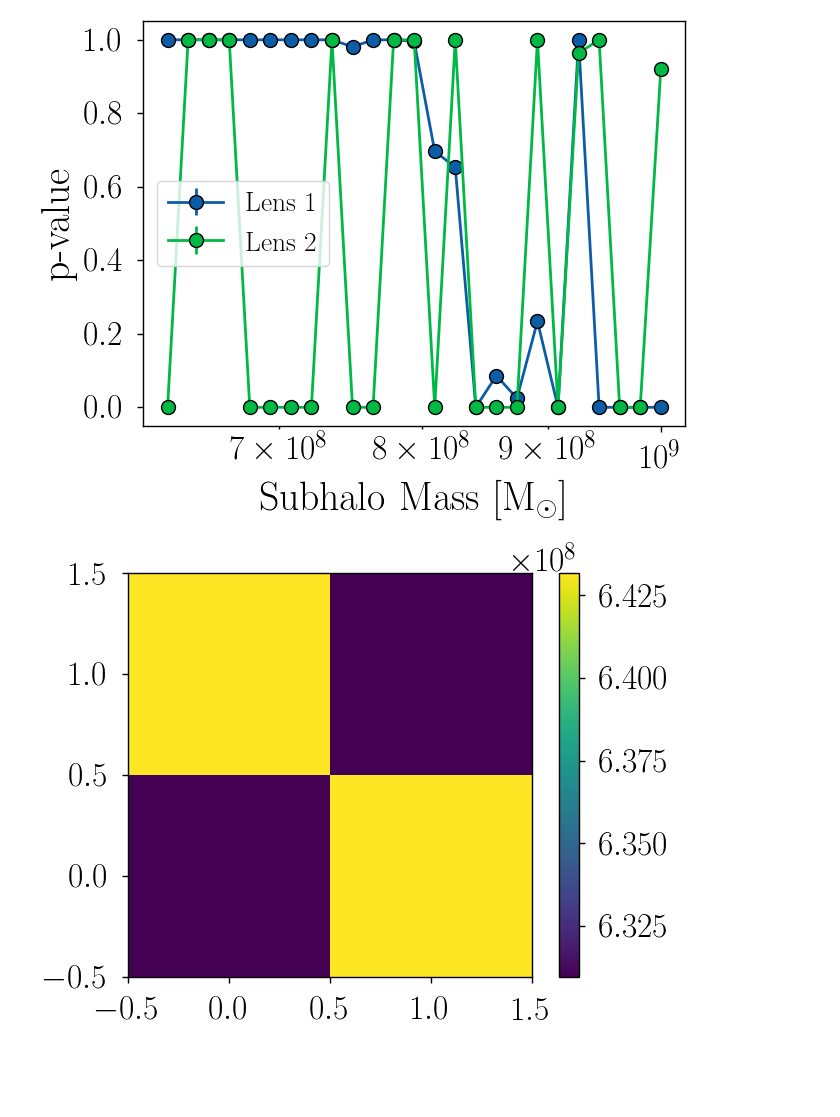
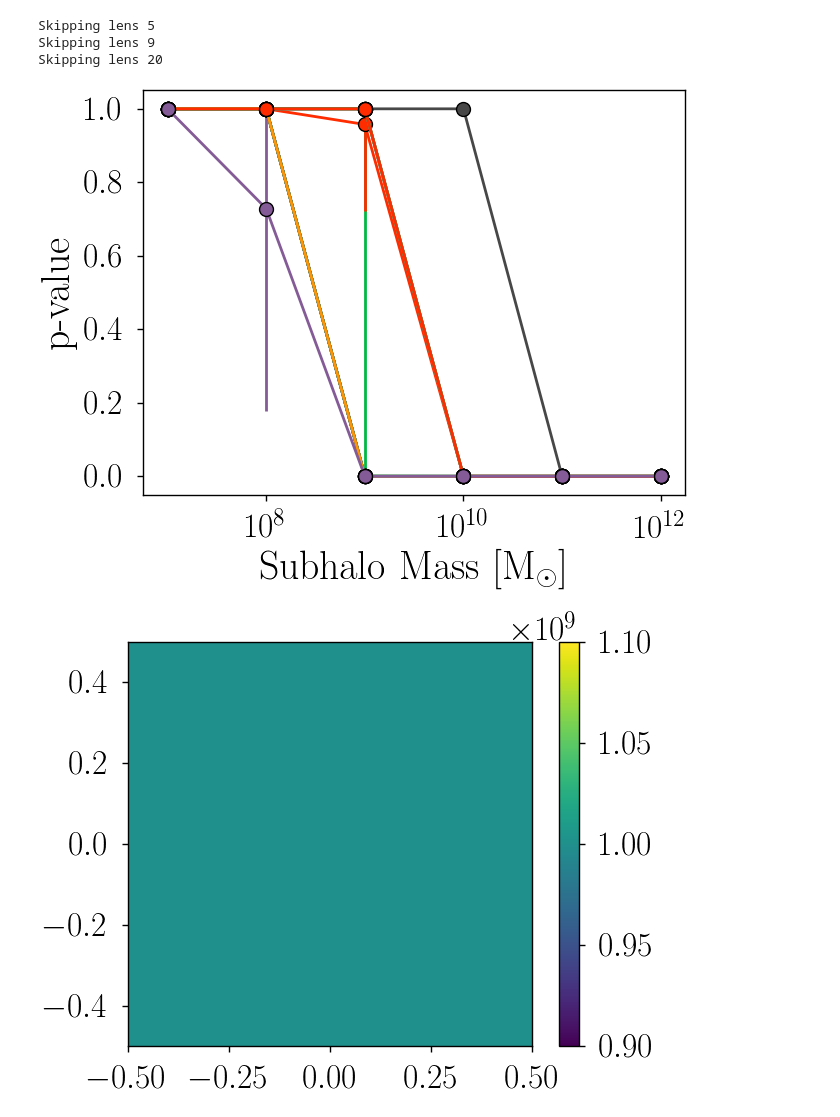
Before and after one commit to AstroMusers/mejiro, a Jupyter notebook: paper/figure_notebooks/lowest_detectable_subhalo_mass.ipynb, the cells around one changed output. Saved outputs shown, nothing was run; the diff lists cells and outputs as text; code cells hidden in the pictures; blank space fills up the shorter version.

```diff
--- a/paper/figure_notebooks/lowest_detectable_subhalo_mass.ipynb
+++ b/paper/figure_notebooks/lowest_detectable_subhalo_mass.ipynb
@@ -87,7 +88,7 @@ plt.show()
 # %%
 sample_position_key = list(results[0].keys())[0]
 
-for i, result in enumerate(results[:7]):
+for i, result in enumerate(results):
     sample_results = result[sample_position_key]
 
     mass_list, median_list, maxes, mins = [], [], [], []
@@ -105,7 +106,7 @@ plt.xlabel('Subhalo Mass [M$_\odot$]')
 plt.ylabel('Median $\chi^2$')
 plt.xscale('log')
 plt.yscale('log')
-plt.legend()
+# plt.legend()
 plt.savefig(os.path.join(figure_dir, 'ldsm_03_lenses.png'))
 plt.show()
 # %% [output]
@@ -120,7 +121,7 @@ rv = chi2(df)
 # %%
 sample_position_key = list(results[0].keys())[0]
 
-for i, result in enumerate(results[:10]):
+for i, result in enumerate(results):
     sample_results = result[sample_position_key]
 
     mass_list, median_list, maxes, mins = [], [], [], []
@@ -133,31 +134,40 @@ for i, result in enumerate(results[:10]):
         uplims = np.array(maxes) - np.array(median_list)
         lolims = np.array(median_list) - np.array(mins)
 
+    if p_list[-1] == 1.:
+        print('Skipping lens', i + 1)
+        results.pop(i)
+        continue
+
     mass_list = [float(mass) for mass in mass_list]
     plt.errorbar(mass_list, median_list, yerr=[lolims, uplims], fmt='o', label=f'Lens {i + 1}', ls='-')
 plt.xlabel('Subhalo Mass [M$_\odot$]')
 plt.ylabel('p-value')
 plt.xscale('log')
 # plt.yscale('log')
-plt.legend()
+# plt.legend()
 plt.savefig(os.path.join(figure_dir, 'ldsm_04_p_vals.png'))
 plt.show()
 # %% [output]
+Skipping lens 5
+Skipping lens 9
+Skipping lens 20
-[figure, old version]
+[figure, new version]
 # %%
 pval_threshold = 0.001  # three sigma
 # %%
+sides = 1
+
 positions = []
 for i in range(1, 19):
     sca = str(i).zfill(2)
-    coords = Roman().divide_up_sca(4)
+    coords = Roman().divide_up_sca(sides)
     for coord in coords:
         positions.append((sca, coord))
 
-masses = np.logspace(8.8, 9, 25)
+masses = np.logspace(7, 12, 6)
 
 lens_array_list = []
-sides = 2
 
 for _, result in enumerate(results):
     current_sca = 1
@@ -170,32 +180,32 @@ for _, result in enumerate(results):
     for sca, sca_position in positions:
         position_key = f'{int(sca)}_{sca_position[0]}_{sca_position[1]}'
         position_results = result[position_key]
 
         for mass in masses:
             chi2_list = position_results[str(int(mass))]
             p_list = [rv.sf(chi) for chi in chi2_list]
             mass = float(mass)
             if np.min(p_list) < pval_threshold:
                 # print(f'hit threshold at {mass:.2e}')
                 mass_list.append(mass)
                 break
 
         # if the last position has been reached, populate the array with the masses
         if sca_position == coords[-1]:
             for i in range(sides):
                 for j in range(sides):
                     array[i, j] = mass_list[j * sides + i]
             array_list.append(array)
 
             # reset the array and mass list
             array = np.zeros((sides, sides))
             mass_list = []
 
     lens_array_list.append(array_list)
 
 plt.imshow(array_list[0], cmap='viridis')
 plt.colorbar()
 plt.show()
 # %% [output]
-[figure, old version]
+[figure, new version]
 # %%
```
Also changed, not shown: parts of 7 cells of this notebook, 7 other files.
